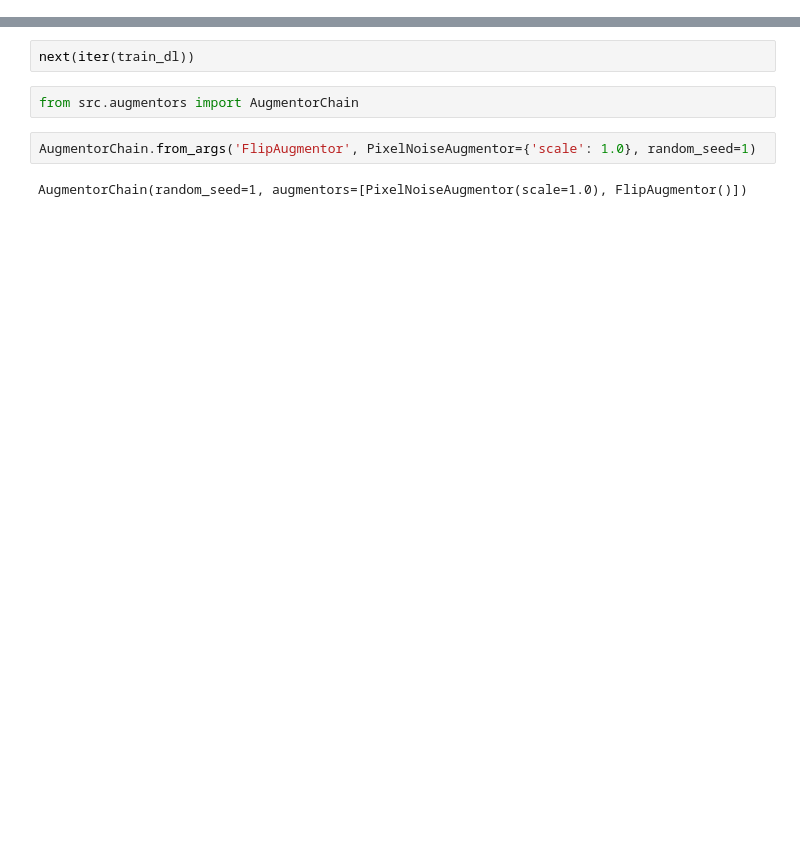
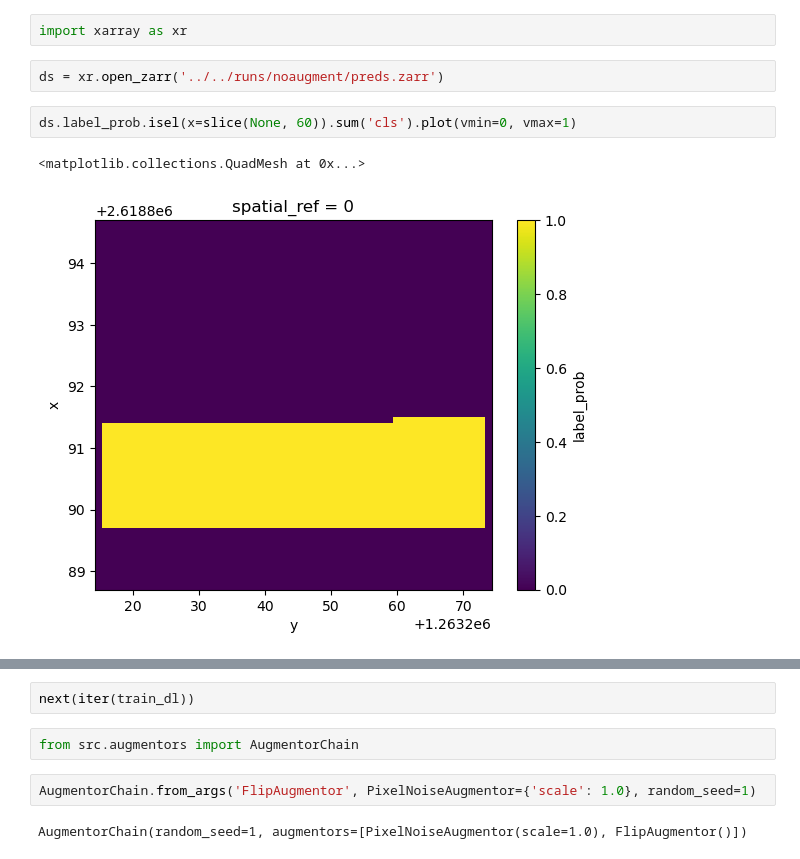
Before and after one commit to juliankraft/TermPaper2_RasterClassification, a Jupyter notebook: code/sandbox/dev.ipynb, the cells around one changed output, grey strips where cells are left out. Drawn from its saved outputs; the diff is of its cells as text; blank space fills up the shorter version.

```diff
--- a/code/sandbox/dev.ipynb
+++ b/code/sandbox/dev.ipynb
@@ -0,0 +1,9 @@
+# %%
+import xarray as xr
+# %%
+ds = xr.open_zarr('../../runs/noaugment/preds.zarr')
+# %%
+ds.label_prob.isel(x=slice(None, 60)).sum('cls').plot(vmin=0, vmax=1)
+# %% [output]
+<matplotlib.collections.QuadMesh at 0x...>
+[figure, added]
```
Also changed, not shown: parts of 12 cells of this notebook, 1 other file.
